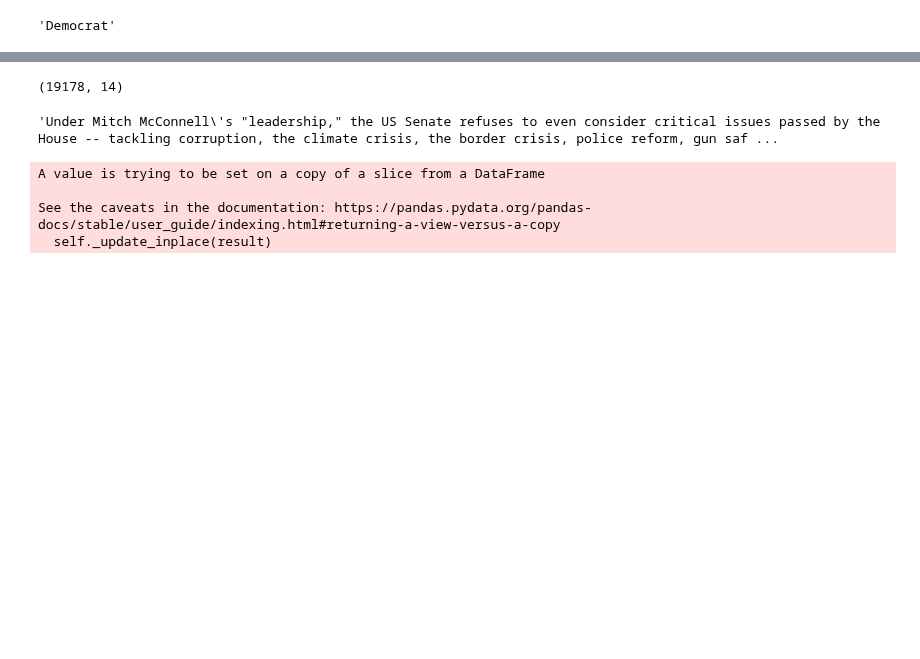
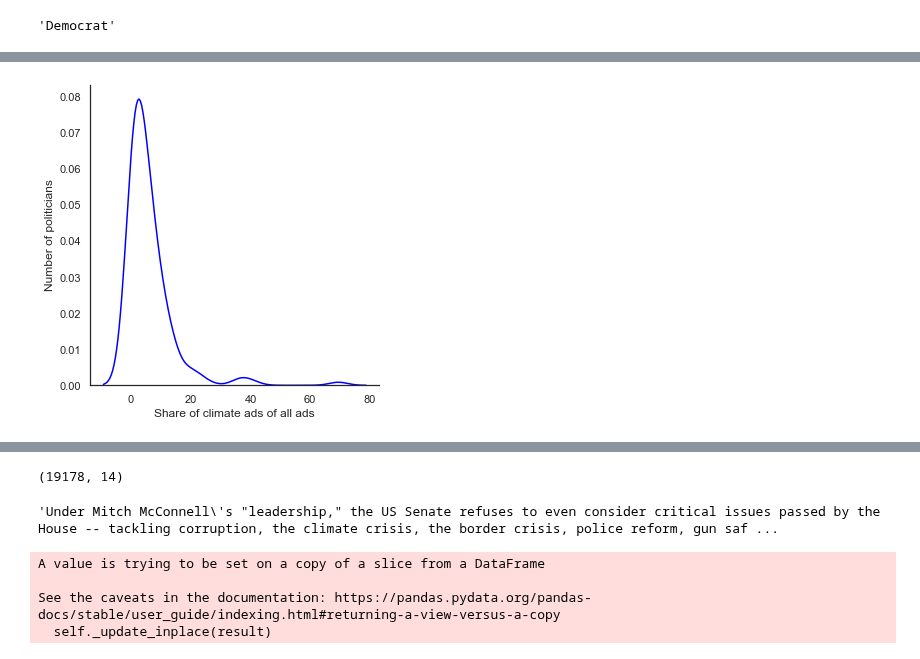
Before and after one commit to lrnz-asnprs/political-ad-api, a Jupyter notebook: notebooks/laurenz_notebook.ipynb, the cells around one changed output, grey strips where cells are left out. Cells and saved outputs as stored; diff of their text form; code cells hidden in the pictures; blank space fills up the shorter version.

```diff
--- a/notebooks/laurenz_notebook.ipynb
+++ b/notebooks/laurenz_notebook.ipynb
@@ -288,0 +288,29 @@ all_climate.head()
+# %%
+# all_climate = grouper.group_ads_by_page(climate_ads)
+non_climate = non_climate_ads.groupby("page_id").agg(
+     # Aggregate no of ads
+            no_ads = ('id', 'count'),
+            # Aggregate sum of spend & total impressions generated
+            sum_spend_lo = ('spend_lo', 'sum'),
+            sum_spend_hi = ('spend_hi', 'sum'),
+            median_spend = ('spend', 'median'),
+            avg_spend = ('spend', 'sum'),
+            sum_impressions_lo = ('impressions_lo', 'sum'),
+            sum_impressions_hi = ('impressions_hi', 'sum'),
+            # Average number of impressions & spend per ad
+            avg_impressions = ('impressions', 'sum')
+        ).reset_index()
+
+all_climate = climate_ads.groupby("page_id").agg(
+     # Aggregate no of ads
+            no_ads = ('id', 'count'),
+            # Aggregate sum of spend & total impressions generated
+            sum_spend_lo = ('spend_lo', 'sum'),
+            sum_spend_hi = ('spend_hi', 'sum'),
+            median_spend = ('spend', 'median'),
+            avg_spend = ('spend', 'sum'),
+            sum_impressions_lo = ('impressions_lo', 'sum'),
+            sum_impressions_hi = ('impressions_hi', 'sum'),
+            # Average number of impressions & spend per ad
+            avg_impressions = ('impressions', 'sum')
+        ).reset_index()
@@ -288,0 +333,8 @@ all_climate.head()
+# %%
+import pandas as pd
+merged_climate = pd.merge(left=non_climate, right=all_climate, on="page_id", how="inner")
+# %%
+def add_up(x):
+    return 100 * (x["no_ads_y"]/(x["no_ads_y"] + x["no_ads_x"]))
+# %%
+merged_climate["climate_ad_ratio"] = merged_climate.apply(lambda x: add_up(x), axis=1)
@@ -288,0 +357,7 @@ all_climate.head()
+# %%
+import seaborn as sns
+import matplotlib.pyplot as plt
+sns.displot(data=merged_climate, x="climate_ad_ratio", kind="kde", palette="bright", color="blue")
+# THIS PLOT ONLY INCLUDES THE POLITICIANS THAT DO HAVE CLIMATE ADS! n=153
+# %% [output]
+[figure, added]
```
Also changed, not shown: parts of 23 cells of this notebook, 7 other files.
